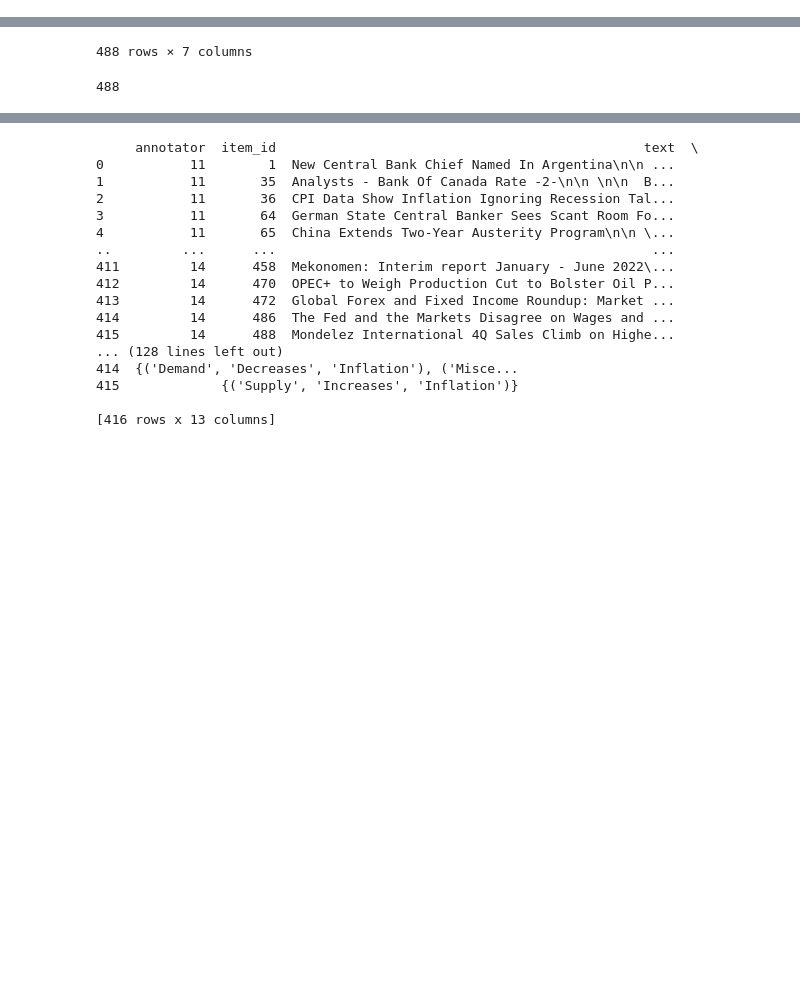
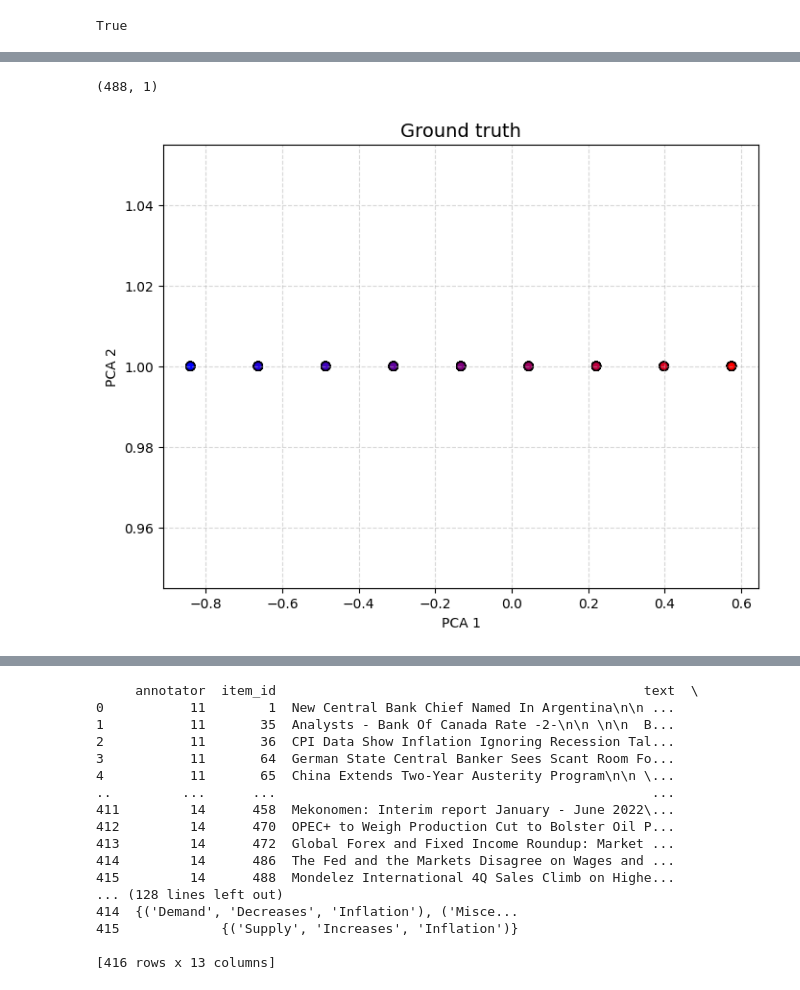
Before and after one commit to semantic-systems/cdl-inflation-narrative, a Jupyter notebook: models/tmp.ipynb, the cells around one changed output, grey strips where cells are left out. Saved outputs shown, nothing was run; the diff lists cells and outputs as text; code cells hidden in the pictures; blank space fills up the shorter version.

```diff
--- a/models/tmp.ipynb
+++ b/models/tmp.ipynb
@@ -1,8 +1,48 @@
 # %%
+import os
 import pandas as pd
+import numpy as np
 import ast
+from pathlib import Path
+import torch
+from torch.nn import functional as F
+from matplotlib import pyplot as plt
+from encoders_task_1 import EncoderBasedClassifier, CDLDataModule, ContrastiveClassifier, FinetuningClassifier
+from sklearn.decomposition import PCA
+os.environ["CUDA_VISIBLE_DEVICES"] = "0,1"
+
+torch.cuda.is_available()
+# %% [output]
+True
 # %%
 csv_path = '../data/annotated/task_1_annotation.csv'
 df = pd.read_csv(csv_path)
-df["soft_label"] =
+def get_soft_label(row):
+    label_aggregate_map = {"non-inflation-related": 0, "inflation-related": 0.5, "inflation-cause-dominant": 1}
+    annotator_columns = [col for col in row.index if col.startswith('annotator_')]
+    likelihoods = sum([label_aggregate_map[label]/4 for label in row[annotator_columns].values.tolist()])
+    return [1-likelihoods, likelihoods]
+
+df["soft_label"] = df.apply(get_soft_label, axis=1)
+soft_labels = np.vstack(df['soft_label'].to_numpy())
+# Use probability of class 1 (second element could also be used)
+p_class1 = soft_labels[:, 0]  # range [0,1]
+
+# Map [1,0] = red, [0,1] = blue, intermediate = gradient
+colors = np.zeros((len(p_class1), 3))  # RGB
+colors[:, 0] = p_class1        # red channel
+colors[:, 2] = 1 - p_class1    # blue channel
+pca = PCA(n_components=1)
+embeddings = pca.fit_transform(soft_labels)
+print(embeddings.shape)
+
+# Plot
+plt.figure(figsize=(8, 6))
+plt.scatter(embeddings[:, 0], [1]*len(embeddings), c=colors, s=40, alpha=0.8, edgecolor='k')
+plt.title(f"Ground truth", fontsize=14)
+plt.xlabel("PCA 1")
+plt.ylabel("PCA 2")
+plt.grid(True, linestyle="--", alpha=0.5)
+plt.savefig(f"./results/embeddings_ground_truth.png", dpi=300, bbox_inches='tight')
+plt.show()
 # %% [output]
@@ -21 +49,2 @@ df["soft_label"] =
-488 rows × 7 columns
+(488, 1)
+[figure, added]
@@ -31,4 +50,0 @@ df["soft_label"] = df.apply(get_soft_label, axis=1)
-# %%
-len(df)
-# %% [output]
-488
```
Also changed, not shown: parts of 11 cells of this notebook, 4 other files.
